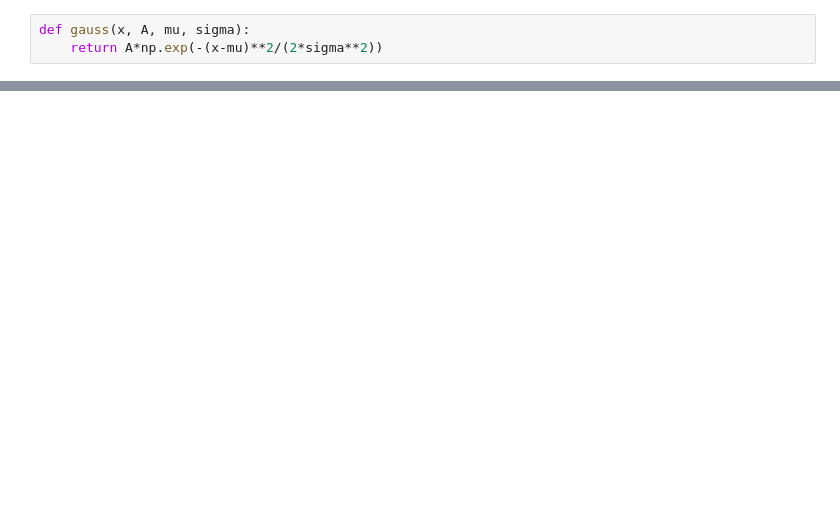
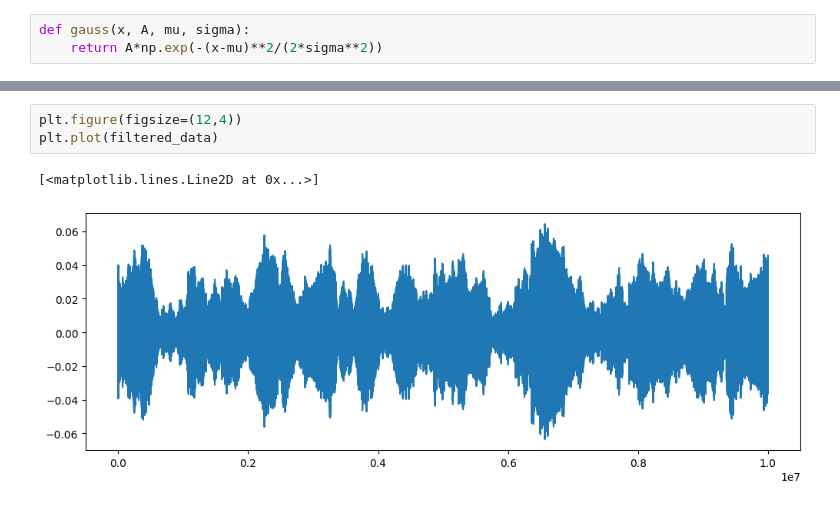
Before and after one commit to Moore-Lab/nanospheres, a Jupyter notebook: analysis/impulse_analysis/analyze_calibration_impulses.ipynb, the cells around one changed output, grey strips where cells are left out. Cells and saved outputs as stored; diff of their text form; blank space fills up the shorter version.

```diff
--- a/analysis/impulse_analysis/analyze_calibration_impulses.ipynb
+++ b/analysis/impulse_analysis/analyze_calibration_impulses.ipynb
@@ -240,0 +238,6 @@ plt.show()
+# %%
+plt.figure(figsize=(12,4))
+plt.plot(filtered_data)
+# %% [output]
+[<matplotlib.lines.Line2D at 0x...>]
+[figure, added]
```
Also changed, not shown: parts of 4 cells of this notebook, 1 other file.
